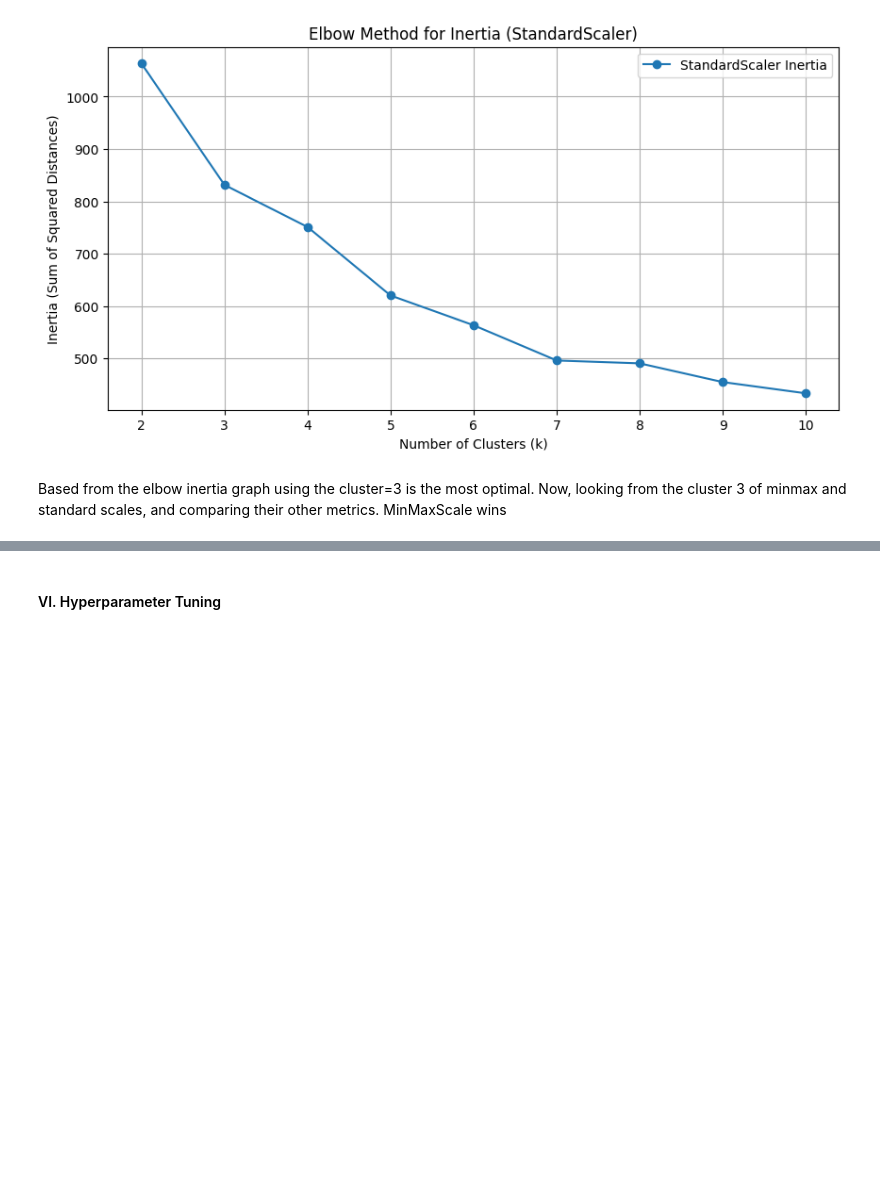
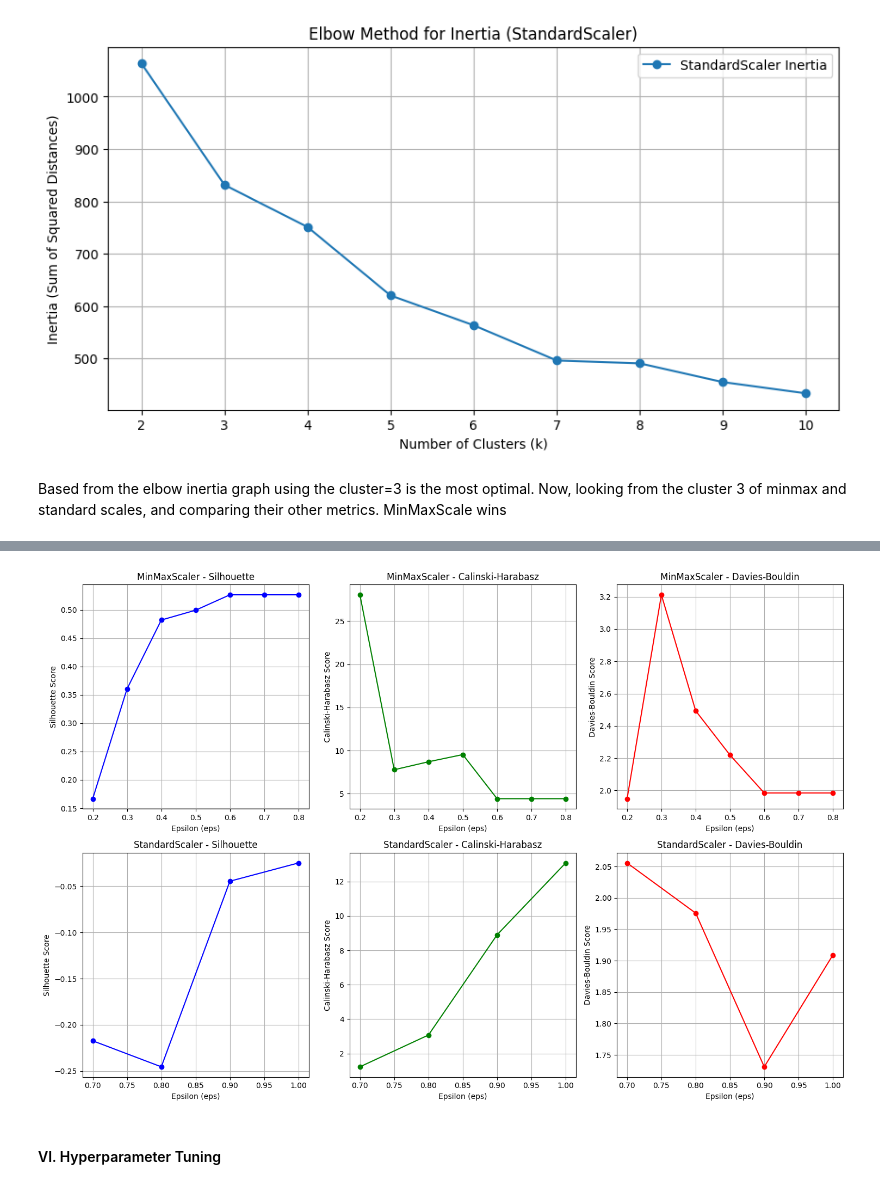
Before and after one commit to hirajya/CCADMACL_PROJECT_COM222, a Jupyter notebook: notebooks/ULCD.ipynb, the cells around one changed output, grey strips where cells are left out. Saved outputs shown, nothing was run; the diff lists cells and outputs as text; code cells hidden in the pictures; blank space fills up the shorter version.

```diff
--- a/notebooks/ULCD.ipynb
+++ b/notebooks/ULCD.ipynb
@@ -267,22 +267,14 @@ def evaluate_clustering(X, labels):
 # %%
-# Function to evaluate clustering metrics
-def evaluate_clustering(X, labels):
-    silhouette = silhouette_score(X, labels) if len(set(labels)) > 1 else None
-    calinski = calinski_harabasz_score(X, labels) if len(set(labels)) > 1 else None
-    davies_bouldin = davies_bouldin_score(X, labels) if len(set(labels)) > 1 else None
-    return silhouette, calinski, davies_bouldin
-
 # Train and evaluate DBSCAN
 dbscan_results = {}
 
 for scaler_name, X_scaled in scaled_data.items():
-    print()
-    print(f"Evaluating for Scaler: {scaler_name}")
+    print(f"\nEvaluating for Scaler: {scaler_name}")
 
     # Initialize variables to track DBSCAN results
     dbscan_results[scaler_name] = []
 
-    for eps in [0.1, 0.2, 0.3, 0.4, 0.5]:  # Vary epsilon (eps) parameter
+    for eps in [0.1, 0.2, 0.3, 0.4, 0.5, 0.6, 0.7, 0.8, 0.9, 1.0]:  # Vary epsilon (eps) parameter
         print(f"Evaluating DBSCAN with eps={eps}")
 
         # Initialize DBSCAN with the current epsilon
@@ -297,7 +289,10 @@ for scaler_name, X_scaled in scaled_data.items():
             silhouette, calinski, davies_bouldin = evaluate_clustering(X_scaled, labels)
 
             # Print metrics for the current eps value
-            print(f"eps: {eps} | Clusters: {n_clusters} | Silhouette: {silhouette:.4f} | Calinski: {calinski:.4f} | Davies-Bouldin: {davies_bouldin:.4f}")
+            print(f"eps: {eps} | Clusters: {n_clusters} | "
+                  f"Silhouette: {silhouette if silhouette is not None else 'N/A'} | "
+                  f"Calinski: {calinski if calinski is not None else 'N/A'} | "
+                  f"Davies-Bouldin: {davies_bouldin if davies_bouldin is not None else 'N/A'}")
 
             # Store results for the current eps
             dbscan_results[scaler_name].append({
@@ -374,3 +332,74 @@ ValueError: x and y must have same first dimension, but have shapes (4,) and (0,
+# %%
+# Prepare the data for plotting
+minmax_eps = []
+minmax_silhouette = []
+minmax_calinski = []
+minmax_davies_bouldin = []
+
+standard_eps = []
+standard_silhouette = []
+standard_calinski = []
+standard_davies_bouldin = []
+
+# Fill the lists with data from dbscan_results
+for result in dbscan_results['MinMaxScaler']:
+    minmax_eps.append(result['eps'])
+    minmax_silhouette.append(result['silhouette'] if result['silhouette'] is not None else float('nan'))
+    minmax_calinski.append(result['calinski'] if result['calinski'] is not None else float('nan'))
+    minmax_davies_bouldin.append(result['davies_bouldin'] if result['davies_bouldin'] is not None else float('nan'))
+
+for result in dbscan_results['StandardScaler']:
+    standard_eps.append(result['eps'])
+    standard_silhouette.append(result['silhouette'] if result['silhouette'] is not None else float('nan'))
+    standard_calinski.append(result['calinski'] if result['calinski'] is not None else float('nan'))
+    standard_davies_bouldin.append(result['davies_bouldin'] if result['davies_bouldin'] is not None else float('nan'))
+
+# Create subplots for MinMaxScaler and StandardScaler
+fig, axs = plt.subplots(2, 3, figsize=(15, 10))
+
+# Plot for MinMaxScaler
+axs[0, 0].plot(minmax_eps, minmax_silhouette, marker='o', color='b', label='Silhouette')
+axs[0, 0].set_title('MinMaxScaler - Silhouette')
+axs[0, 0].set_xlabel('Epsilon (eps)')
+axs[0, 0].set_ylabel('Silhouette Score')
+axs[0, 0].grid(True)
+
+axs[0, 1].plot(minmax_eps, minmax_calinski, marker='o', color='g', label='Calinski-Harabasz')
+axs[0, 1].set_title('MinMaxScaler - Calinski-Harabasz')
+axs[0, 1].set_xlabel('Epsilon (eps)')
+axs[0, 1].set_ylabel('Calinski-Harabasz Score')
+axs[0, 1].grid(True)
+
+axs[0, 2].plot(minmax_eps, minmax_davies_bouldin, marker='o', color='r', label='Davies-Bouldin')
+axs[0, 2].set_title('MinMaxScaler - Davies-Bouldin')
+axs[0, 2].set_xlabel('Epsilon (eps)')
+axs[0, 2].set_ylabel('Davies-Bouldin Score')
+axs[0, 2].grid(True)
+
+# Plot for StandardScaler
+axs[1, 0].plot(standard_eps, standard_silhouette, marker='o', color='b', label='Silhouette')
+axs[1, 0].set_title('StandardScaler - Silhouette')
+axs[1, 0].set_xlabel('Epsilon (eps)')
+axs[1, 0].set_ylabel('Silhouette Score')
+axs[1, 0].grid(True)
+
+axs[1, 1].plot(standard_eps, standard_calinski, marker='o', color='g', label='Calinski-Harabasz')
+axs[1, 1].set_title('StandardScaler - Calinski-Harabasz')
+axs[1, 1].set_xlabel('Epsilon (eps)')
+axs[1, 1].set_ylabel('Calinski-Harabasz Score')
+axs[1, 1].grid(True)
+
+axs[1, 2].plot(standard_eps, standard_davies_bouldin, marker='o', color='r', label='Davies-Bouldin')
+axs[1, 2].set_title('StandardScaler - Davies-Bouldin')
+axs[1, 2].set_xlabel('Epsilon (eps)')
+axs[1, 2].set_ylabel('Davies-Bouldin Score')
+axs[1, 2].grid(True)
+
+# Adjust layout and show the plot
+plt.tight_layout()
+plt.show()
+# %% [output]
+[figure, added]
 # %% [markdown]
 #### VI. Hyperparameter Tuning
 # %% [markdown]
```
Also changed, not shown: parts of 12 cells of this notebook.
